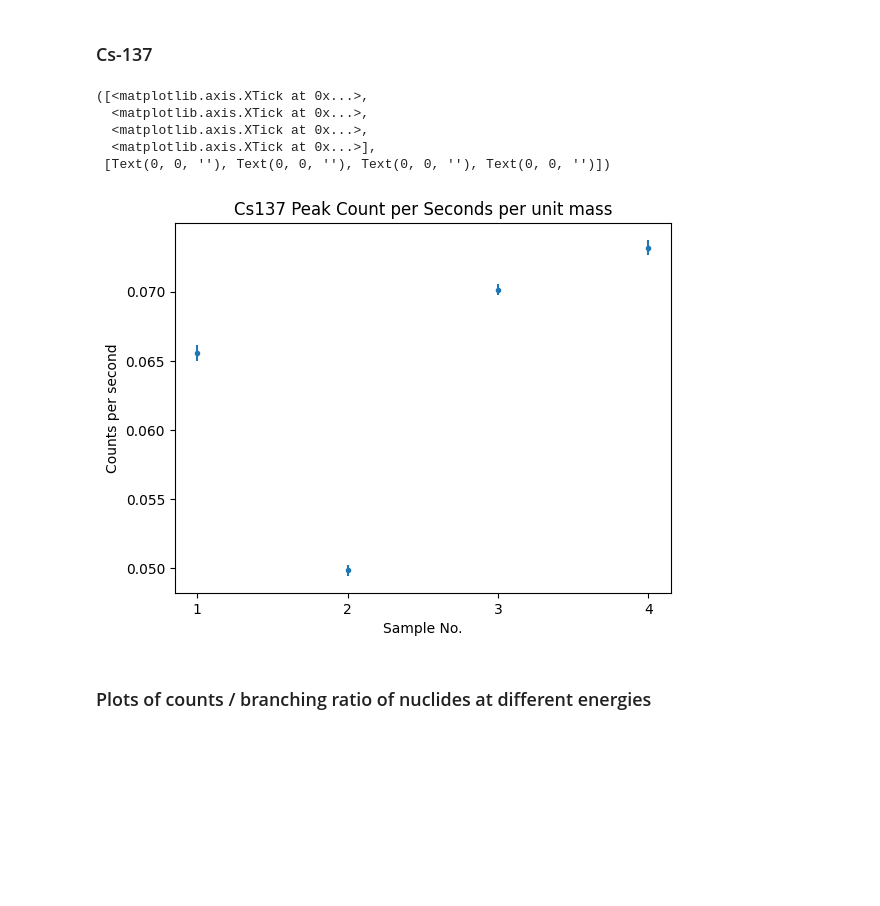
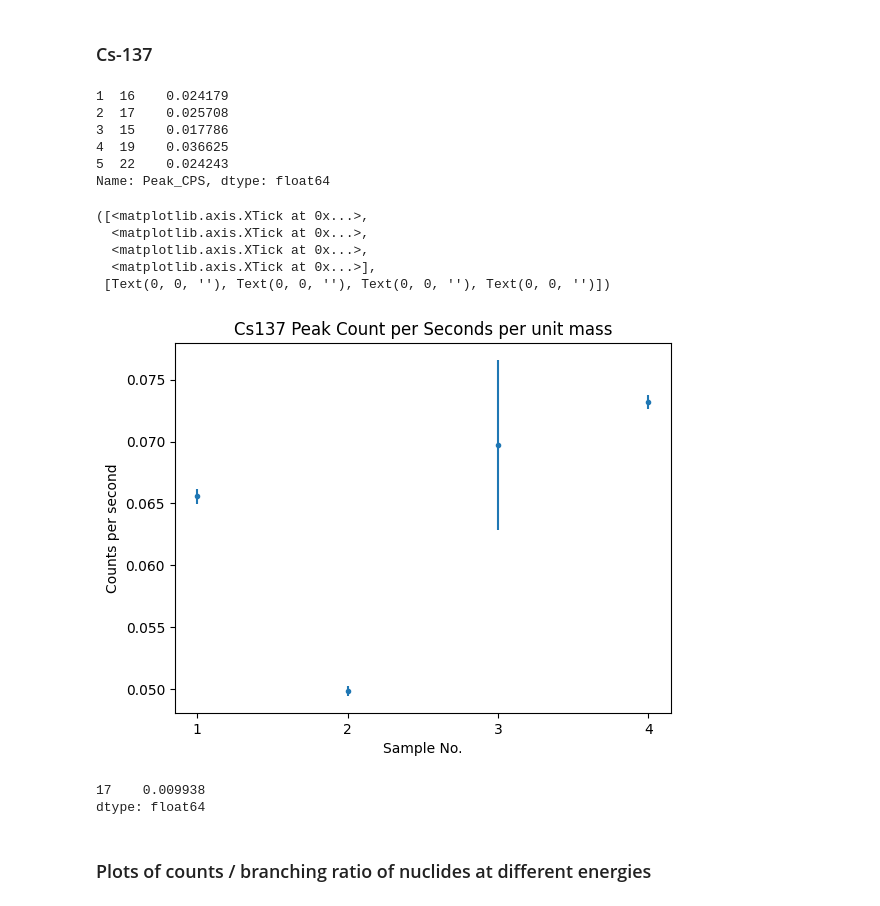
Before and after one commit to ngcnpeter/HPGe_lab_y3, a Jupyter notebook: spectal_analysis.ipynb, the cells around one changed output. Cells and saved outputs as stored; diff of their text form; code cells hidden in the pictures; blank space fills up the shorter version.

Commit message:
scaling error

```diff
--- a/spectal_analysis.ipynb
+++ b/spectal_analysis.ipynb
@@ -634,7 +643,10 @@ real_time
 E_arr = spec[1][1] #energy array
 #this function (cps_mean) gives counts per second mean for cosmic ray energy range, for given array of spec index
 #index of path in spec_path_list corresponds to the index in spec list
+cps_arr = lambda arr: np.array([spec[i][2][E_arr>2640]/live_time[i] for i in arr])
 cps_mean = lambda arr: np.mean(np.array([spec[i][2][E_arr>2640]/live_time[i] for i in arr]))
 scale_factor = cps_mean([1,2,4,5,6])/cps_mean([3])
-print(cps_mean,scale_factor)
+scale_factor_err = scale_factor*np.sqrt(np.std(cps_arr([1,2,4,5,6]))**2/len(cps_arr([1,2,4,5,6]))/cps_mean([1,2,4,5,6])**2
++np.std(cps_arr([3]))**2/len(cps_arr([3]))/cps_mean([3])**2)
+print(cps_mean,scale_factor,scale_factor_err)
 # %% [output]
@@ -676,24 +688,39 @@ for n in range(2):
 [figure]
 # %% [markdown]
 ### Cs-137
+# %%
+cs137['Peak_CPS']
+# %% [output]
+1  16    0.024179
+2  17    0.025708
+3  15    0.017786
+4  19    0.036625
+5  22    0.024243
+Name: Peak_CPS, dtype: float64
 # %%
 sample_mass = np.array([0.427-0.0583, 0.5733-0.0576,0.5399-0.0581,0.5585-0.0581 ])
 cs137 = df[df['Nuclide']=='Cs137']
 cs137_err = (cs137['Net_Area_err']/cs137['Net_Area_Count']*cs137['Peak_CPS'])[:-1]/sample_mass
-
+#error propagated to include scaling factor error
+cs137_err[3] = cs137['Peak_CPS'][3]*np.sqrt((cs137_err[3]/cs137['Peak_CPS'][3])**2+(scale_factor_err/scale_factor)**2)
 plt.errorbar(np.arange(1,5,1),cs137['Peak_CPS'].to_numpy()[:-1]*np.array([1,1,scale_factor,1])/sample_mass
 ,yerr = cs137_err ,fmt='.')
 plt.ylabel('Counts per second')
 plt.xlabel('Sample No.')
 plt.title('Cs137 Peak Count per Seconds per unit mass')
 plt.xticks(range(1,5))
 # %% [output]
 ([<matplotlib.axis.XTick at 0x...>,
   <matplotlib.axis.XTick at 0x...>,
   <matplotlib.axis.XTick at 0x...>,
   <matplotlib.axis.XTick at 0x...>],
  [Text(0, 0, ''), Text(0, 0, ''), Text(0, 0, ''), Text(0, 0, '')])
-[figure, old version]
+[figure, new version]
+# %%
+cs137_err[2]
+# %% [output]
+17    0.009938
+dtype: float64
 # %% [markdown]
 ### Plots of counts / branching ratio of nuclides at different energies
 # %%
```
Also changed, not shown: parts of 2 cells of this notebook.
